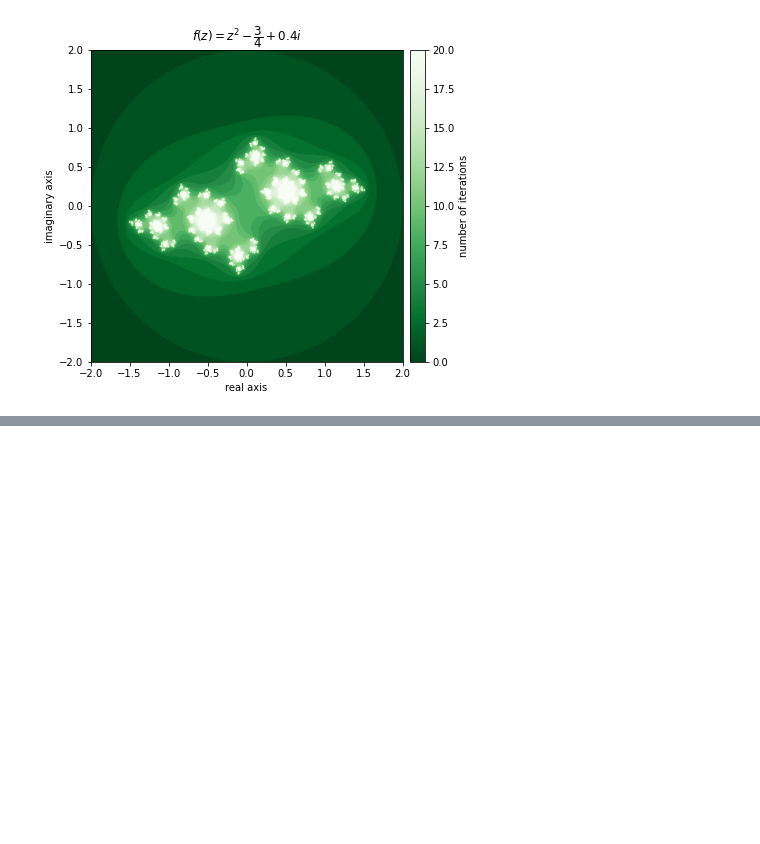
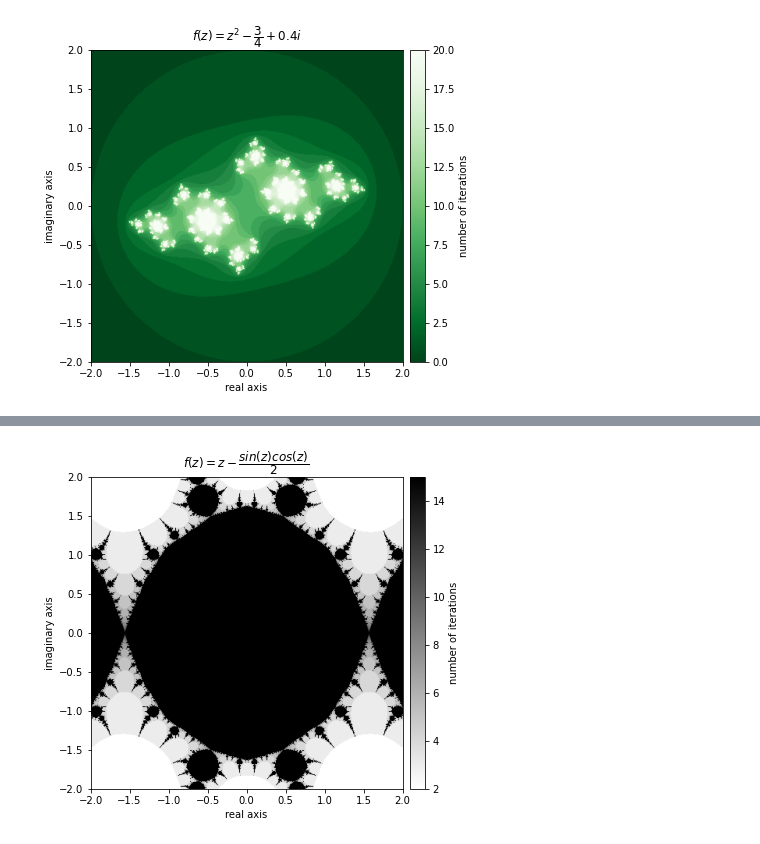
Before and after one commit to rifatrakib/practical-numpy, a Jupyter notebook: fractals.ipynb, the cells around one changed output, grey strips where cells are left out. Saved outputs shown, nothing was run; the diff lists cells and outputs as text; code cells hidden in the pictures; blank space fills up the shorter version.

```diff
--- a/fractals.ipynb
+++ b/fractals.ipynb
@@ -256,0 +367,16 @@ plot_fractal(output, **kwargs)
+# %%
+def f_tan(z):
+    return np.square(np.tan(z))
+# %%
+def d_tan(z):
+    return 2 * np.tan(z) / np.square(np.cos(z))
+# %%
+output = newton_fractal(mesh, f_tan, d_tan, num_iter=15, r=50)
+kwargs = {
+    "title": "f(z) = z - \dfrac{sin(z)cos(z)}{2}",
+    "cmap": "binary",
+}
+
+plot_fractal(output, **kwargs)
+# %% [output]
+[figure, added]
```
Also changed, not shown: parts of 21 cells of this notebook.
